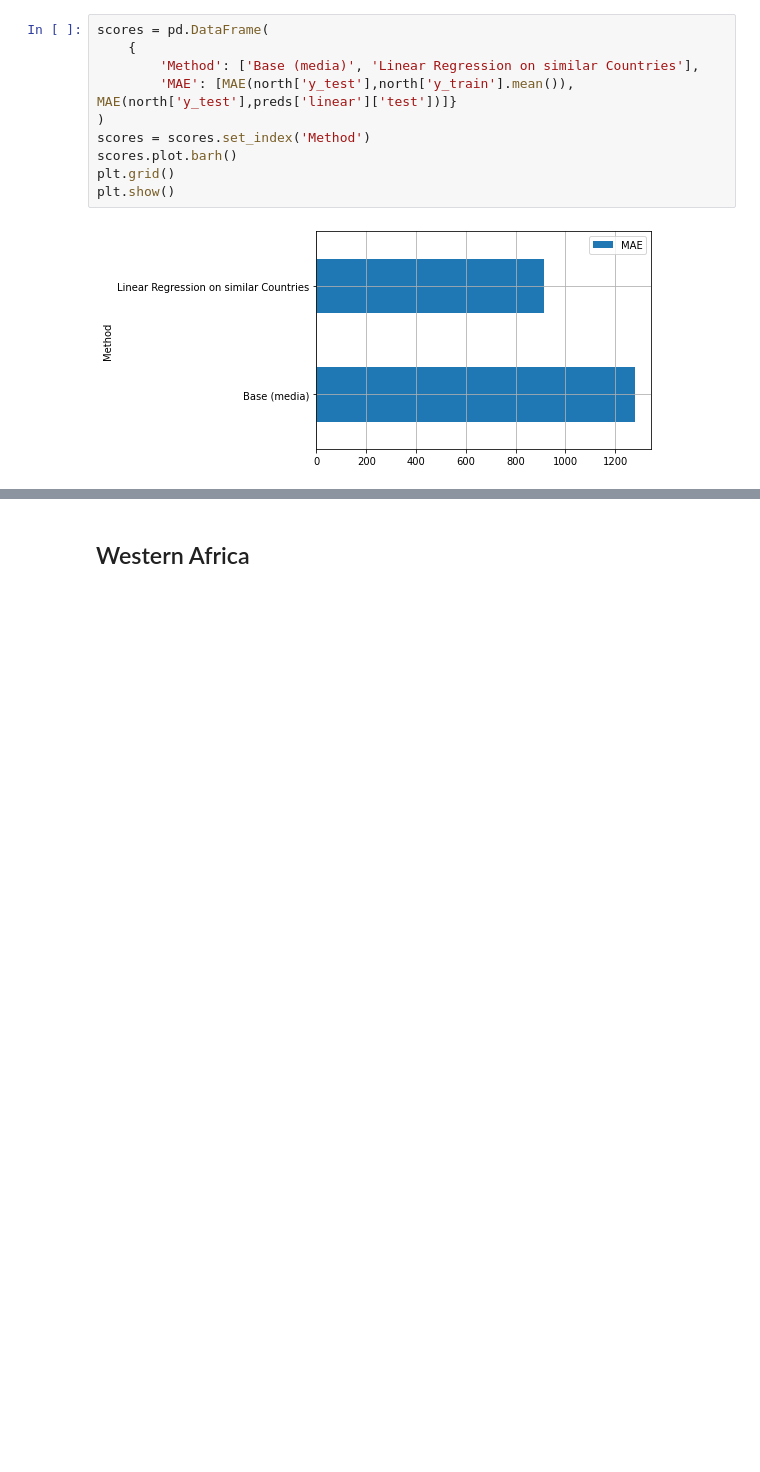
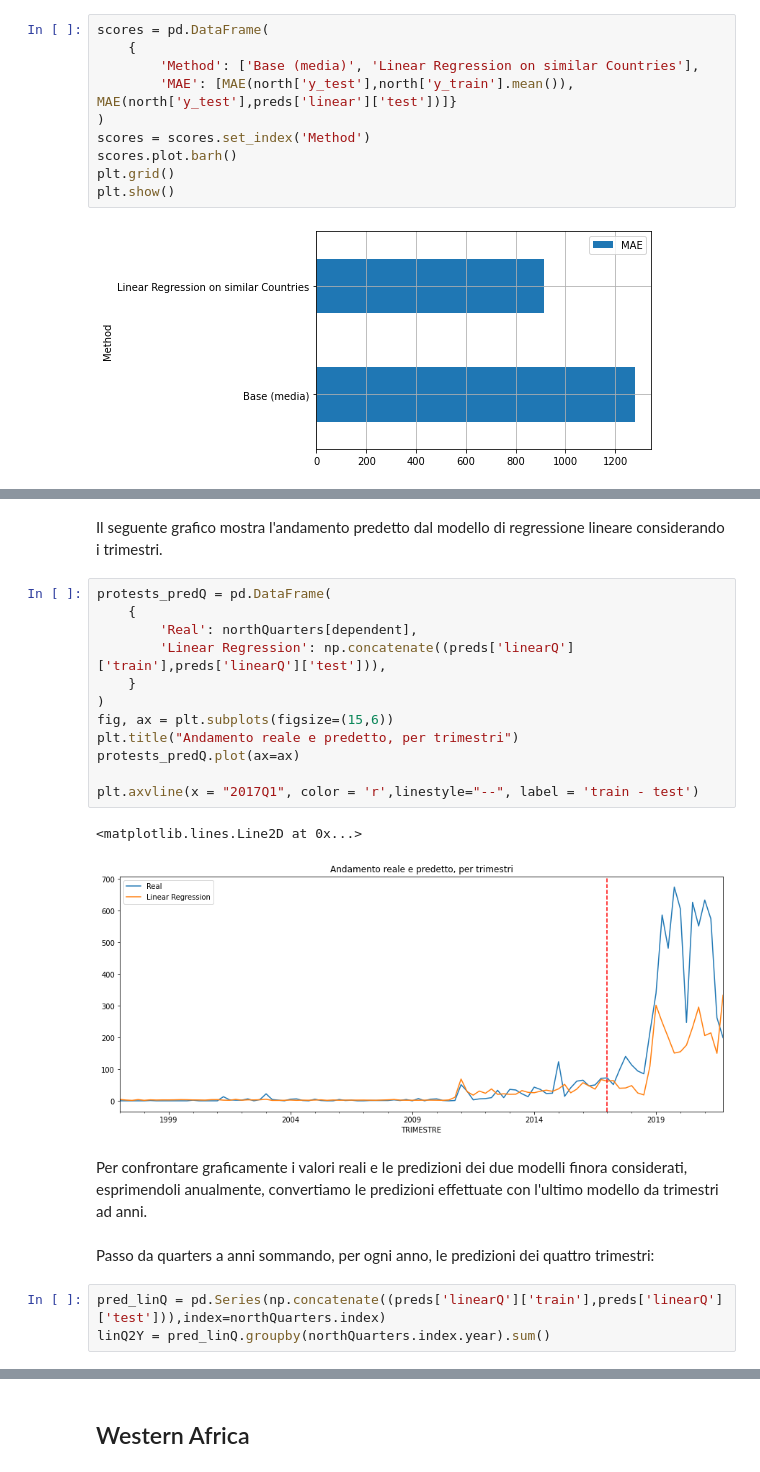
Before and after one commit to loremod/AfricaConflictsPrediction, a Jupyter notebook: Social Media Project.ipynb, the cells around one changed output, grey strips where cells are left out. Cells and saved outputs as stored; diff of their text form; blank space fills up the shorter version.

```diff
--- a/Social Media Project.ipynb
+++ b/Social Media Project.ipynb
@@ -454,0 +545,24 @@ protests_predictions.plot()
+# %% [markdown]
+Il seguente grafico mostra l'andamento predetto dal modello di regressione lineare considerando i trimestri.
+# %%
+protests_predQ = pd.DataFrame(
+    {
+        'Real': northQuarters[dependent],
+        'Linear Regression': np.concatenate((preds['linearQ']['train'],preds['linearQ']['test'])),
+    }
+)
+fig, ax = plt.subplots(figsize=(15,6))
+plt.title("Andamento reale e predetto, per trimestri")
+protests_predQ.plot(ax=ax)
+
+plt.axvline(x = "2017Q1", color = 'r',linestyle="--", label = 'train - test')
+# %% [output]
+<matplotlib.lines.Line2D at 0x...>
+[figure, added]
+# %% [markdown]
+Per confrontare graficamente i valori reali e le predizioni dei due modelli finora considerati, esprimendoli anualmente, convertiamo le predizioni effettuate con l'ultimo modello da trimestri ad anni.
+# %% [markdown]
+Passo da quarters a anni sommando, per ogni anno, le predizioni dei quattro trimestri:
+# %%
+pred_linQ = pd.Series(np.concatenate((preds['linearQ']['train'],preds['linearQ']['test'])),index=northQuarters.index)
+linQ2Y = pred_linQ.groupby(northQuarters.index.year).sum()
```
Also changed, not shown: parts of 68 cells of this notebook.
